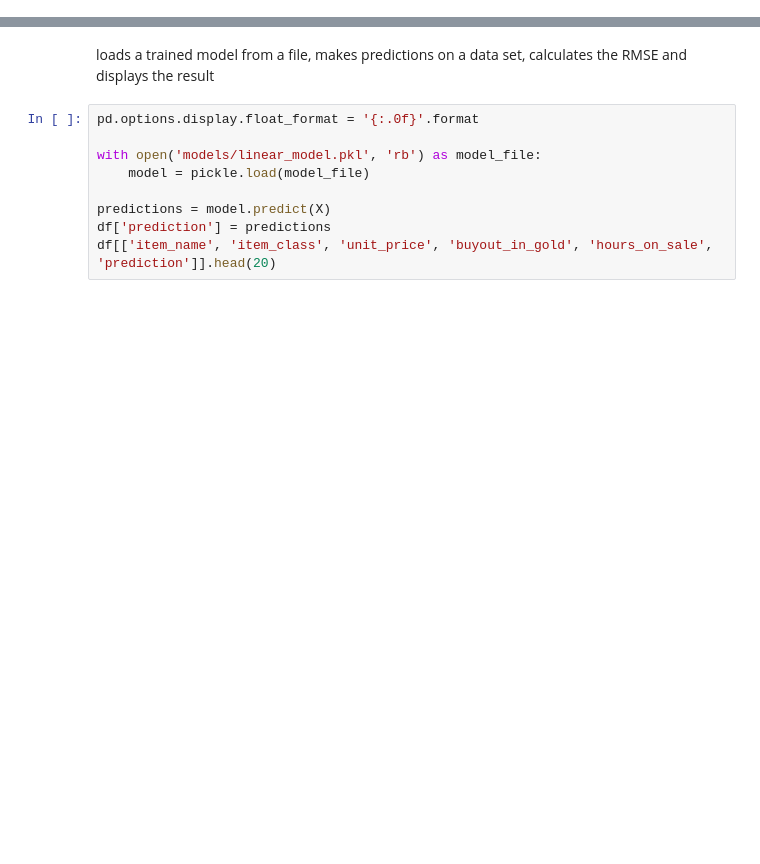
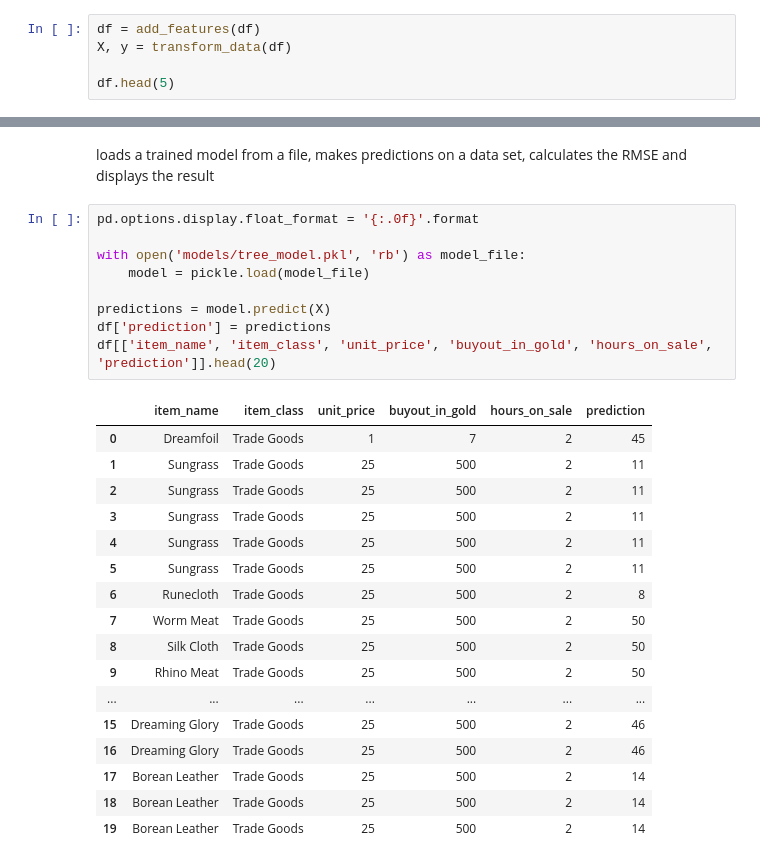
Before and after one commit to AngelUrq/auction_classic, a Jupyter notebook: eval/evaluation.ipynb, the cells around one changed output, grey strips where cells are left out. Saved outputs shown, nothing was run; the diff lists cells and outputs as text; blank space fills up the shorter version.

```diff
--- a/eval/evaluation.ipynb
+++ b/eval/evaluation.ipynb
@@ -234,0 +248,5 @@ X, y = transform_data(df)
+# %%
+df = add_features(df)
+X, y = transform_data(df)
+
+df.head(5)
@@ -237,12 +263,30 @@ loads a trained model from a file, makes predictions on a data set, calculates t
 # %%
 pd.options.display.float_format = '{:.0f}'.format
 
-with open('models/linear_model.pkl', 'rb') as model_file:
+with open('models/tree_model.pkl', 'rb') as model_file:
     model = pickle.load(model_file)
 
 predictions = model.predict(X)
 df['prediction'] = predictions
 df[['item_name', 'item_class', 'unit_price', 'buyout_in_gold', 'hours_on_sale', 'prediction']].head(20)
+# %% [output]
+|  | item_name | item_class | unit_price | buyout_in_gold | hours_on_sale | prediction |
+| 0 | Dreamfoil | Trade Goods | 1 | 7 | 2 | 45 |
+| 1 | Sungrass | Trade Goods | 25 | 500 | 2 | 11 |
+| 2 | Sungrass | Trade Goods | 25 | 500 | 2 | 11 |
+| 3 | Sungrass | Trade Goods | 25 | 500 | 2 | 11 |
+| 4 | Sungrass | Trade Goods | 25 | 500 | 2 | 11 |
+| 5 | Sungrass | Trade Goods | 25 | 500 | 2 | 11 |
+| 6 | Runecloth | Trade Goods | 25 | 500 | 2 | 8 |
+| 7 | Worm Meat | Trade Goods | 25 | 500 | 2 | 50 |
+| 8 | Silk Cloth | Trade Goods | 25 | 500 | 2 | 50 |
+| 9 | Rhino Meat | Trade Goods | 25 | 500 | 2 | 50 |
+| ... | ... | ... | ... | ... | ... | ... |
+| 15 | Dreaming Glory | Trade Goods | 25 | 500 | 2 | 46 |
+| 16 | Dreaming Glory | Trade Goods | 25 | 500 | 2 | 46 |
+| 17 | Borean Leather | Trade Goods | 25 | 500 | 2 | 14 |
+| 18 | Borean Leather | Trade Goods | 25 | 500 | 2 | 14 |
+| 19 | Borean Leather | Trade Goods | 25 | 500 | 2 | 14 |
 # %%
 rmse = mean_squared_error(y, predictions, squared=False)
 
```
Also changed, not shown: parts of 6 cells of this notebook, 3 other files.
